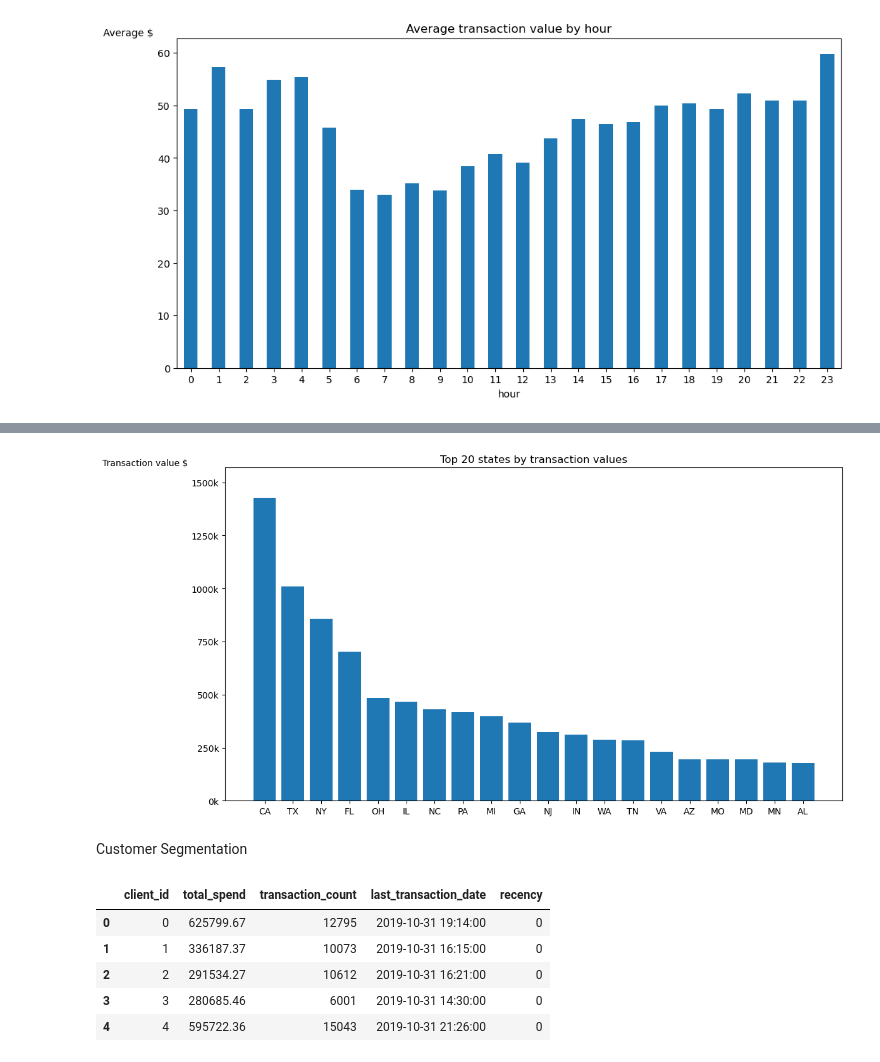
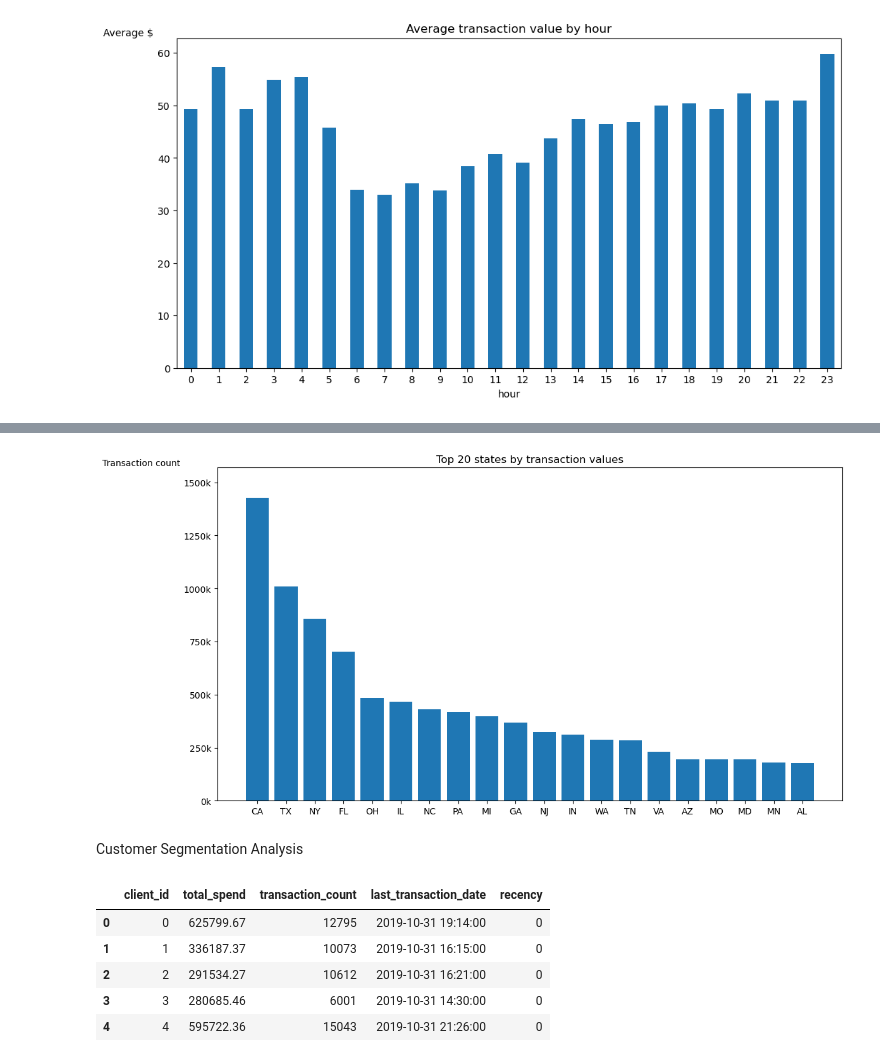
Before and after one commit to TrangPham93/data_analysis_project, a Jupyter notebook: financials_transactions/financial_data.ipynb, the cells around one changed output, grey strips where cells are left out. Drawn from its saved outputs; the diff is of its cells as text; code cells hidden in the pictures.

```diff
--- a/financials_transactions/financial_data.ipynb
+++ b/financials_transactions/financial_data.ipynb
@@ -638,24 +771,21 @@ transaction_df_test.head()
 # %%
-state_transaction = transaction_df['merchant_state'].value_counts()
 fig, ax = plt.subplots(figsize=(12,6))
 top_20_state_df = state_transaction.sort_values().nlargest(20)
 ax.bar(top_20_state_df.index, top_20_state_df.values)
 
-# ax.set_ylabel("Transaction value",loc='top')
 y_tick_unit = np.arange(0, max(top_20_state_df.values) + 100000, 250000)
-ax.set_ylim(0, max(top_20_state_df.values)*1.1)
+ax.set_ylim(0, max(top_20_state_df.values) *1.1)
 ax.set_yticks(y_tick_unit)
 ax.set_yticklabels([f'{int(x/1000)}k' for x in y_tick_unit])
 ax.set_title('Top 20 states by transaction values')
 
-plt.ylabel('Transaction value $', loc='top', rotation=0)
-
+plt.ylabel('Transaction count', loc='top', rotation=0)
 plt.tight_layout()
 plt.show()
 # %% [output]
-[figure, old version]
+[figure, new version]
 # %% [markdown]
-Customer Segmentation
+Customer Segmentation Analysis
 # %%
 customer_summary_df = transaction_df.groupby(transaction_df['client_id']).agg({'amount':['sum','count'], 'date': 'max'})
 customer_summary_df.reset_index(inplace=True)
```
Also changed, not shown: parts of 70 cells of this notebook.
